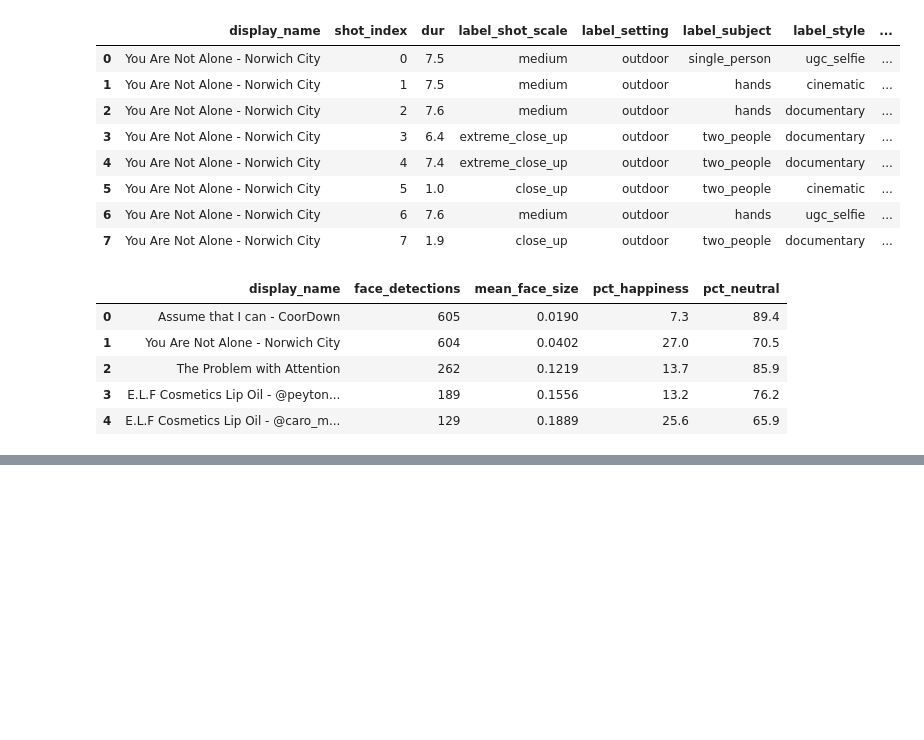
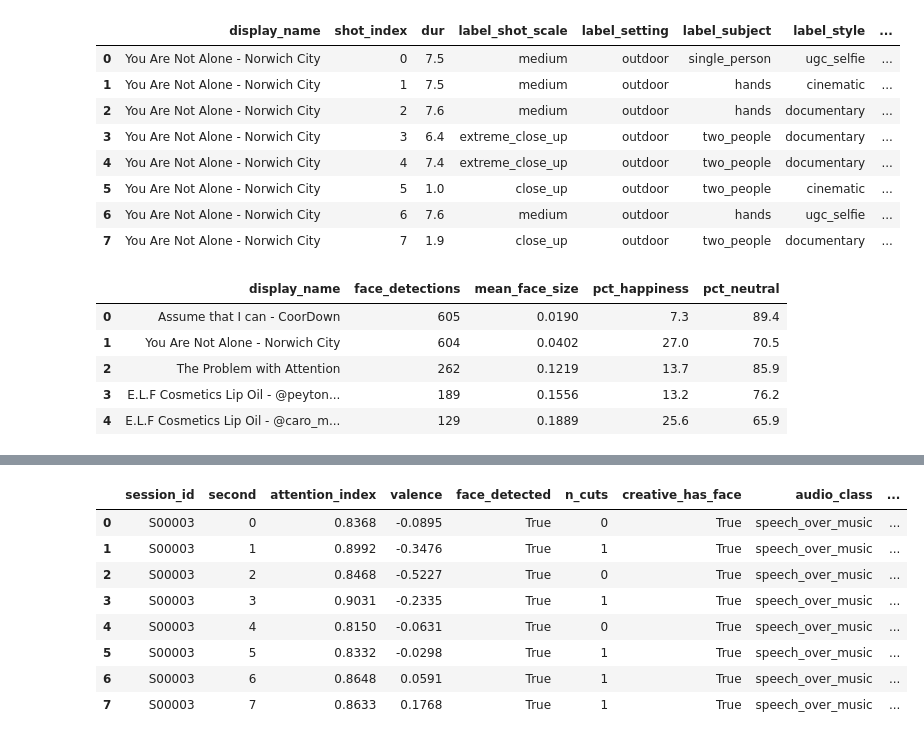
Before and after one commit to felixnego/cloud_employee_project, a Jupyter notebook: notebooks/01_creative_data_overview.ipynb, the cells around one changed output, grey strips where cells are left out. Saved outputs shown, nothing was run; the diff lists cells and outputs as text; code cells hidden in the pictures; blank space fills up the shorter version.

```diff
--- a/notebooks/01_creative_data_overview.ipynb
+++ b/notebooks/01_creative_data_overview.ipynb
@@ -409,0 +372,19 @@ query, answerable by someone who has never opened the videos.
+# %%
+# The joined table: one row per viewer-second, every predictor already attached.
+q("""
+    SELECT session_id, second, attention_index, valence, face_detected,
+           n_cuts, creative_has_face, audio_class, age_band, iat_d_score
+    FROM analysis.viewer_seconds
+    WHERE creative_id = 'assume-that-i-can-coordown'
+    ORDER BY session_id, second LIMIT 8
+""")
+# %% [output]
+|  | session_id | second | attention_index | valence | face_detected | n_cuts | creative_has_face | audio_class | ... |
+| 0 | S00003 | 0 | 0.8368 | -0.0895 | True | 0 | True | speech_over_music | ... |
+| 1 | S00003 | 1 | 0.8992 | -0.3476 | True | 1 | True | speech_over_music | ... |
+| 2 | S00003 | 2 | 0.8468 | -0.5227 | True | 0 | True | speech_over_music | ... |
+| 3 | S00003 | 3 | 0.9031 | -0.2335 | True | 1 | True | speech_over_music | ... |
+| 4 | S00003 | 4 | 0.8150 | -0.0631 | True | 0 | True | speech_over_music | ... |
+| 5 | S00003 | 5 | 0.8332 | -0.0298 | True | 1 | True | speech_over_music | ... |
+| 6 | S00003 | 6 | 0.8648 | 0.0591 | True | 1 | True | speech_over_music | ... |
+| 7 | S00003 | 7 | 0.8633 | 0.1768 | True | 1 | True | speech_over_music | ... |
```
Also changed, not shown: parts of 8 cells of this notebook, 28 other files.
